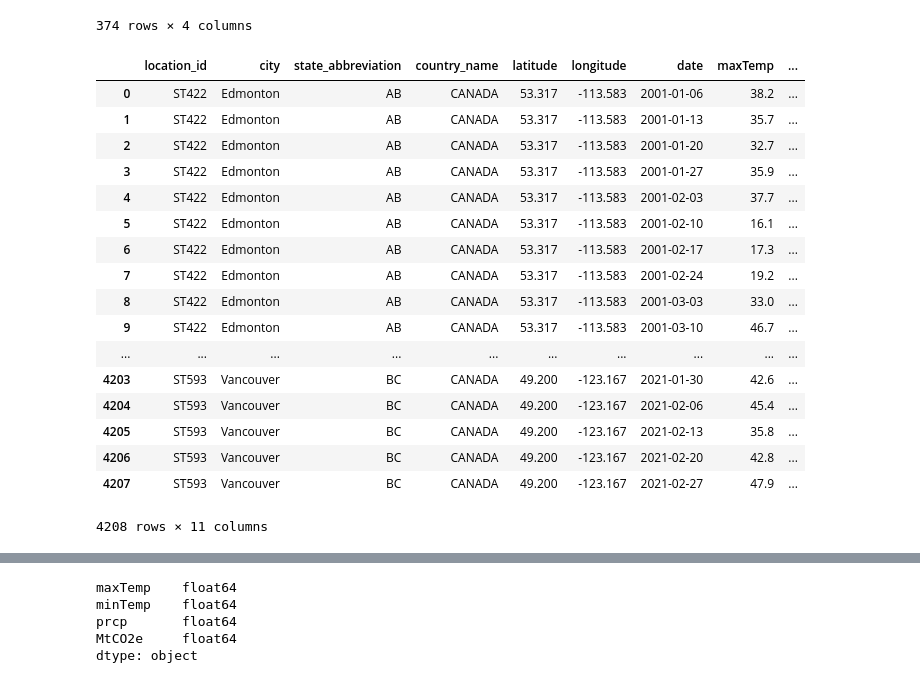
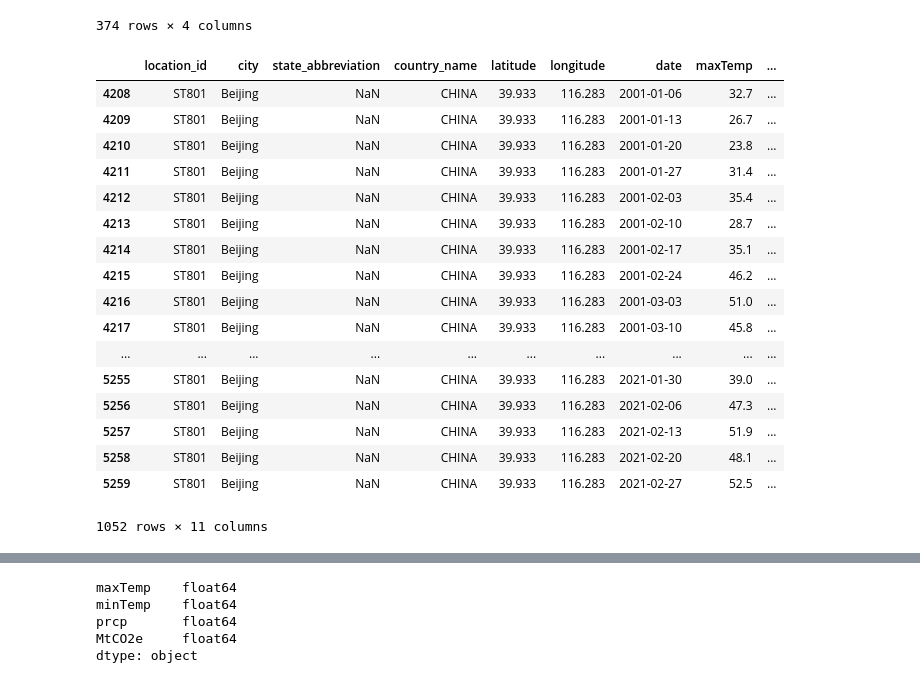
Before and after one commit to NicolasBelair/Challenge4ClimateAction-2021, a Jupyter notebook: Preliminary Analysis.ipynb, the cells around one changed output, grey strips where cells are left out. Saved outputs shown, nothing was run; the diff lists cells and outputs as text; code cells hidden in the pictures.

Commit message:
Added China Example

```diff
--- a/Preliminary Analysis.ipynb
+++ b/Preliminary Analysis.ipynb
@@ -226,28 +224,28 @@ See the caveats in the documentation: http://pandas.pydata.org/pandas-docs/stabl
 374 rows × 4 columns
 # %%
 #For intial Analysis we will only do Canada we can add more countries later.
-Country = "CANADA"
+Country = "CHINA"
 CanadaTemp = tempLocDf[tempLocDf["country_name"]==Country]
 CanadaTemp
 # %% [output]
 |  | location_id | city | state_abbreviation | country_name | latitude | longitude | date | maxTemp | ... |
-| 0 | ST422 | Edmonton | AB | CANADA | 53.317 | -113.583 | 2001-01-06 | 38.2 | ... |
-| 1 | ST422 | Edmonton | AB | CANADA | 53.317 | -113.583 | 2001-01-13 | 35.7 | ... |
-| 2 | ST422 | Edmonton | AB | CANADA | 53.317 | -113.583 | 2001-01-20 | 32.7 | ... |
-| 3 | ST422 | Edmonton | AB | CANADA | 53.317 | -113.583 | 2001-01-27 | 35.9 | ... |
-| 4 | ST422 | Edmonton | AB | CANADA | 53.317 | -113.583 | 2001-02-03 | 37.7 | ... |
-| 5 | ST422 | Edmonton | AB | CANADA | 53.317 | -113.583 | 2001-02-10 | 16.1 | ... |
-| 6 | ST422 | Edmonton | AB | CANADA | 53.317 | -113.583 | 2001-02-17 | 17.3 | ... |
-| 7 | ST422 | Edmonton | AB | CANADA | 53.317 | -113.583 | 2001-02-24 | 19.2 | ... |
-| 8 | ST422 | Edmonton | AB | CANADA | 53.317 | -113.583 | 2001-03-03 | 33.0 | ... |
-| 9 | ST422 | Edmonton | AB | CANADA | 53.317 | -113.583 | 2001-03-10 | 46.7 | ... |
+| 4208 | ST801 | Beijing | NaN | CHINA | 39.933 | 116.283 | 2001-01-06 | 32.7 | ... |
+| 4209 | ST801 | Beijing | NaN | CHINA | 39.933 | 116.283 | 2001-01-13 | 26.7 | ... |
+| 4210 | ST801 | Beijing | NaN | CHINA | 39.933 | 116.283 | 2001-01-20 | 23.8 | ... |
+| 4211 | ST801 | Beijing | NaN | CHINA | 39.933 | 116.283 | 2001-01-27 | 31.4 | ... |
+| 4212 | ST801 | Beijing | NaN | CHINA | 39.933 | 116.283 | 2001-02-03 | 35.4 | ... |
+| 4213 | ST801 | Beijing | NaN | CHINA | 39.933 | 116.283 | 2001-02-10 | 28.7 | ... |
+| 4214 | ST801 | Beijing | NaN | CHINA | 39.933 | 116.283 | 2001-02-17 | 35.1 | ... |
+| 4215 | ST801 | Beijing | NaN | CHINA | 39.933 | 116.283 | 2001-02-24 | 46.2 | ... |
+| 4216 | ST801 | Beijing | NaN | CHINA | 39.933 | 116.283 | 2001-03-03 | 51.0 | ... |
+| 4217 | ST801 | Beijing | NaN | CHINA | 39.933 | 116.283 | 2001-03-10 | 45.8 | ... |
 | ... | ... | ... | ... | ... | ... | ... | ... | ... | ... |
-| 4203 | ST593 | Vancouver | BC | CANADA | 49.200 | -123.167 | 2021-01-30 | 42.6 | ... |
-| 4204 | ST593 | Vancouver | BC | CANADA | 49.200 | -123.167 | 2021-02-06 | 45.4 | ... |
-| 4205 | ST593 | Vancouver | BC | CANADA | 49.200 | -123.167 | 2021-02-13 | 35.8 | ... |
-| 4206 | ST593 | Vancouver | BC | CANADA | 49.200 | -123.167 | 2021-02-20 | 42.8 | ... |
-| 4207 | ST593 | Vancouver | BC | CANADA | 49.200 | -123.167 | 2021-02-27 | 47.9 | ... |
+| 5255 | ST801 | Beijing | NaN | CHINA | 39.933 | 116.283 | 2021-01-30 | 39.0 | ... |
+| 5256 | ST801 | Beijing | NaN | CHINA | 39.933 | 116.283 | 2021-02-06 | 47.3 | ... |
+| 5257 | ST801 | Beijing | NaN | CHINA | 39.933 | 116.283 | 2021-02-13 | 51.9 | ... |
+| 5258 | ST801 | Beijing | NaN | CHINA | 39.933 | 116.283 | 2021-02-20 | 48.1 | ... |
+| 5259 | ST801 | Beijing | NaN | CHINA | 39.933 | 116.283 | 2021-02-27 | 52.5 | ... |
-4208 rows × 11 columns
+1052 rows × 11 columns
 # %%
 dates  = CanadaTemp.date.unique()
 fig,ax = plt.subplots(1,2)
```
Also changed, not shown: parts of 2 cells of this notebook.
